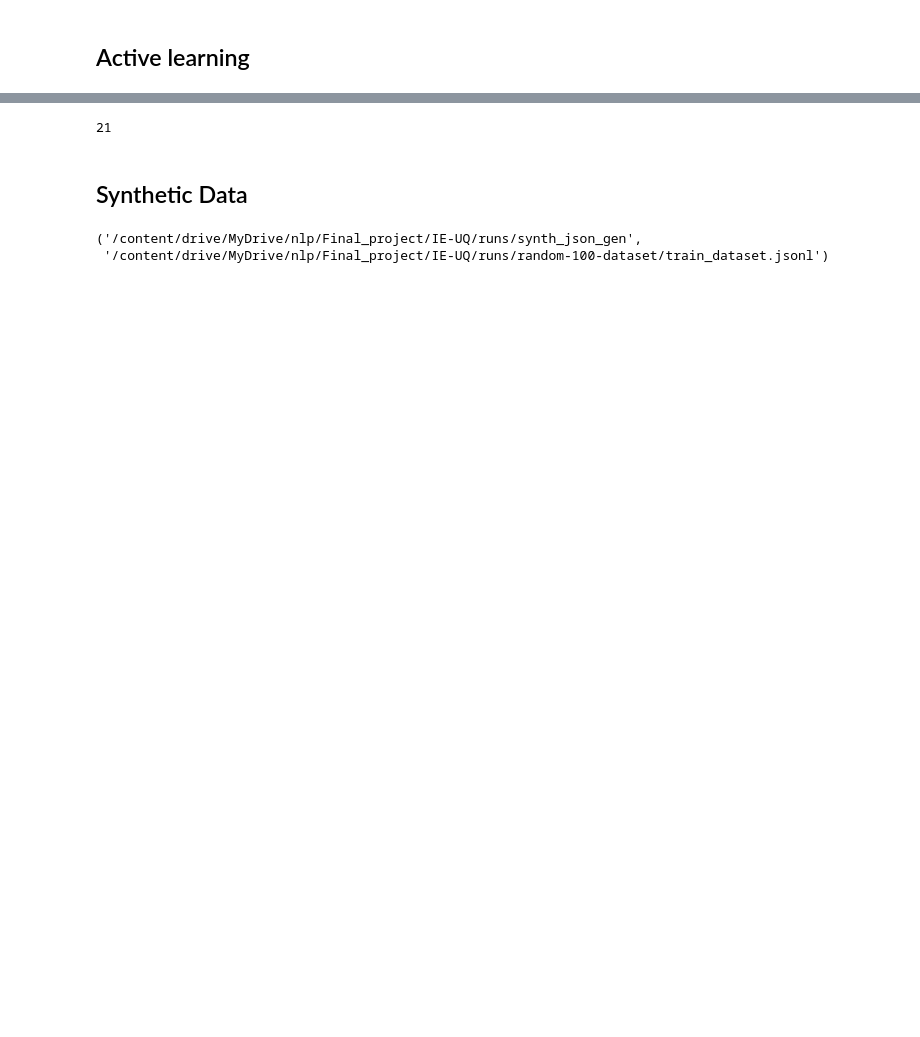
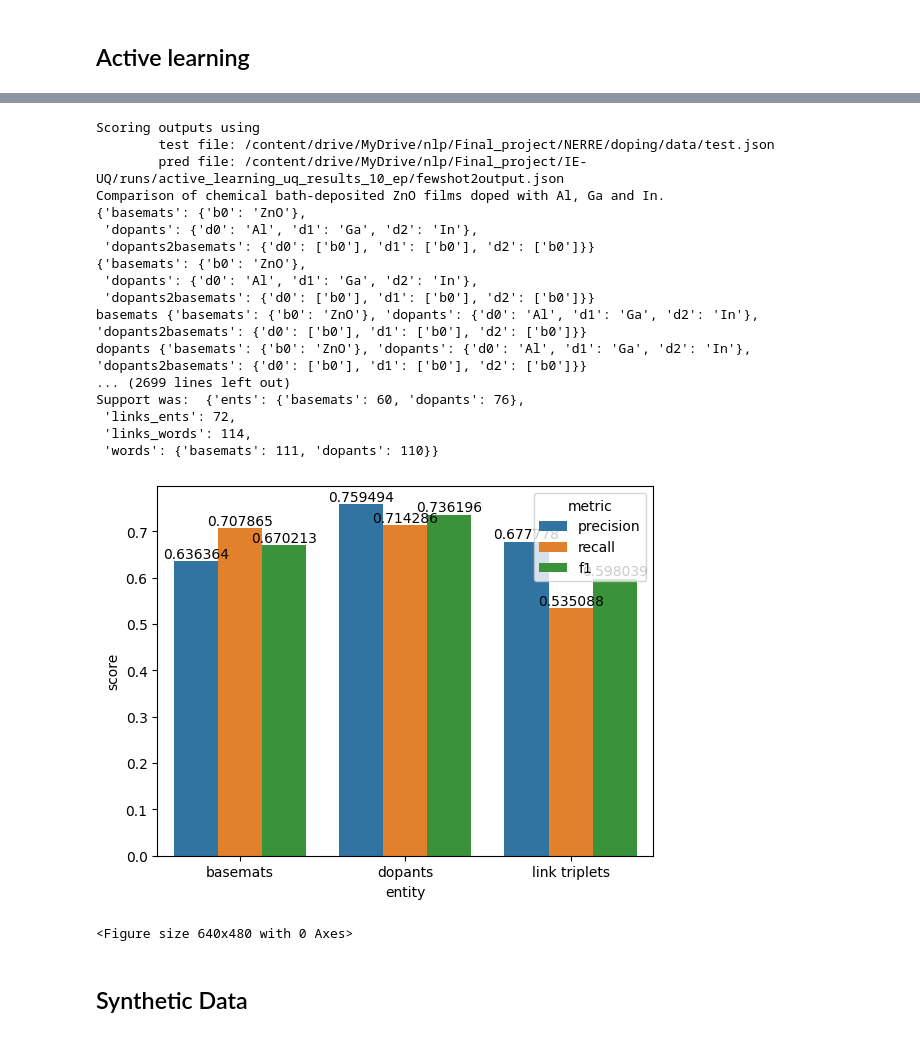
Before and after one commit to tlebryk/IE-UQ, a Jupyter notebook: notebooks/uq_extraction_runbook.ipynb, the cells around one changed output, grey strips where cells are left out. Saved outputs shown, nothing was run; the diff lists cells and outputs as text; code cells hidden in the pictures; blank space fills up the shorter version.

```diff
--- a/notebooks/uq_extraction_runbook.ipynb
+++ b/notebooks/uq_extraction_runbook.ipynb
@@ -326,20 +399,33 @@ few_shot_inference_extraction.main(
 # %%
+# ACTIVE LEARNING EVAL
 step3_score.main(
     test_file=test_dataset_path_local,
     pred_file=os.path.join(active_learning_dir, "fewshot2output.json"),
     plot=True,
     loud=True,
     schema_type=True,
-    enforce_lowercase=True,
-    output_dir=active_learning_dir)
+    enforce_lowercase=False,
+    output_dir=active_learning_dir
+)
+# %% [output]
+Scoring outputs using
+        test file: /content/drive/MyDrive/nlp/Final_project/NERRE/doping/data/test.json
+        pred file: /content/drive/MyDrive/nlp/Final_project/IE-UQ/runs/active_learning_uq_results_10_ep/fewshot2output.json
+Comparison of chemical bath-deposited ZnO films doped with Al, Ga and In.
+{'basemats': {'b0': 'ZnO'},
+ 'dopants': {'d0': 'Al', 'd1': 'Ga', 'd2': 'In'},
+ 'dopants2basemats': {'d0': ['b0'], 'd1': ['b0'], 'd2': ['b0']}}
+{'basemats': {'b0': 'ZnO'},
+ 'dopants': {'d0': 'Al', 'd1': 'Ga', 'd2': 'In'},
+ 'dopants2basemats': {'d0': ['b0'], 'd1': ['b0'], 'd2': ['b0']}}
+basemats {'basemats': {'b0': 'ZnO'}, 'dopants': {'d0': 'Al', 'd1': 'Ga', 'd2': 'In'}, 'dopants2basemats': {'d0': ['b0'], 'd1': ['b0'], 'd2': ['b0']}}
+dopants {'basemats': {'b0': 'ZnO'}, 'dopants': {'d0': 'Al', 'd1': 'Ga', 'd2': 'In'}, 'dopants2basemats': {'d0': ['b0'], 'd1': ['b0'], 'd2': ['b0']}}
+... (2699 lines left out)
+Support was:  {'ents': {'basemats': 60, 'dopants': 76},
+ 'links_ents': 72,
+ 'links_words': 114,
+ 'words': {'basemats': 111, 'dopants': 110}}
+[figure, added]
+<Figure size 640x480 with 0 Axes>
-# %%
-21
-# %% [output]
-21
 # %% [markdown]
 ## Synthetic Data
-# %%
-synth_json_dir, dataset_path
-# %% [output]
-('/content/drive/MyDrive/nlp/Final_project/IE-UQ/runs/synth_json_gen',
- '/content/drive/MyDrive/nlp/Final_project/IE-UQ/runs/random-100-dataset/train_dataset.jsonl')
```
Also changed, not shown: parts of 51 cells of this notebook, 1 other file.
